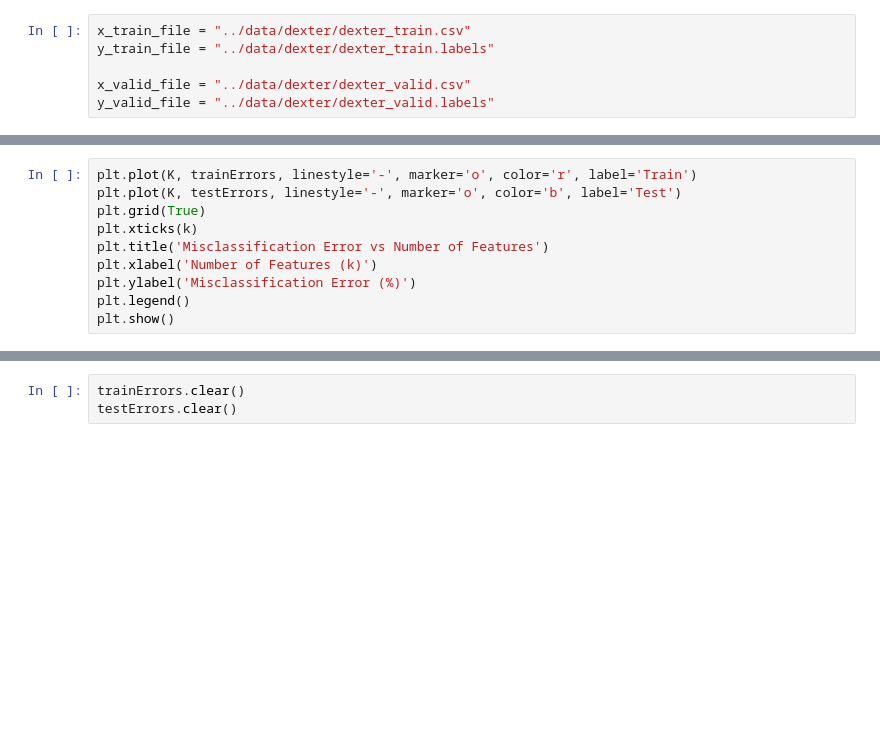
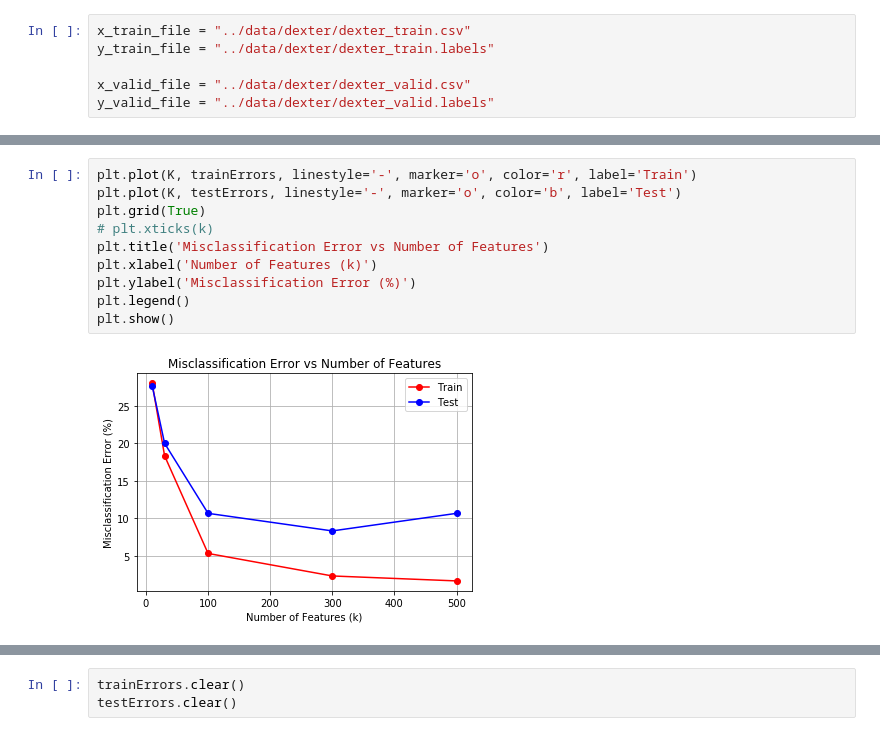
Before and after one commit to mmcinnestaylor/STA4634, a Jupyter notebook: Assignment6/Homework6.ipynb, the cells around one changed output, grey strips where cells are left out. Drawn from its saved outputs; the diff is of its cells as text; blank space fills up the shorter version.

```diff
--- a/Assignment6/Homework6.ipynb
+++ b/Assignment6/Homework6.ipynb
@@ -246,13 +257,15 @@ plt.show()
 # %%
 plt.plot(K, trainErrors, linestyle='-', marker='o', color='r', label='Train')
 plt.plot(K, testErrors, linestyle='-', marker='o', color='b', label='Test')
 plt.grid(True)
-plt.xticks(k)
+# plt.xticks(k)
 plt.title('Misclassification Error vs Number of Features')
 plt.xlabel('Number of Features (k)')
 plt.ylabel('Misclassification Error (%)')
 plt.legend()
 plt.show()
+# %% [output]
+[figure, added]
 # %%
 errorTableDexter = pd.DataFrame({"Training Error (%)":[0, 0, 0, 0, 0], "Test Error (%)":[0, 0, 0, 0, 0]}, index=K)
 errorTableDexter.index.name = "N Features"
```
Also changed, not shown: parts of 12 cells of this notebook.
